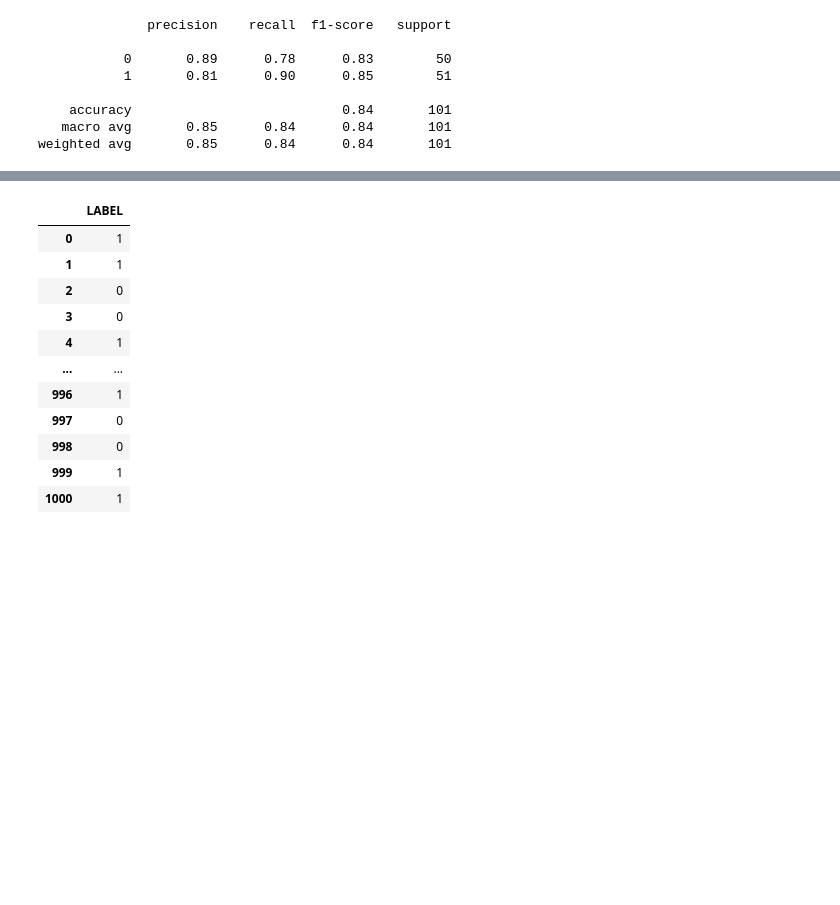
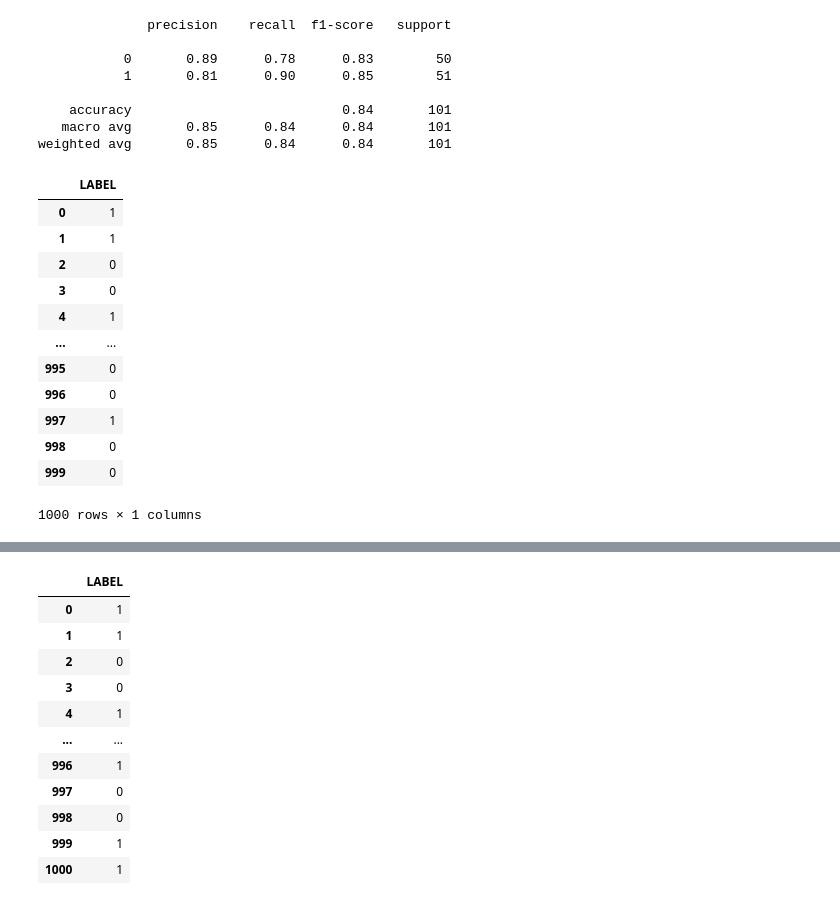
Before and after one commit to shih-yang-young/text-polarity-classification, a Jupyter notebook: ChatGPT4.0_classification.ipynb, the cells around one changed output, grey strips where cells are left out. Saved outputs shown, nothing was run; the diff lists cells and outputs as text; code cells hidden in the pictures; blank space fills up the shorter version.

```diff
--- a/ChatGPT4.0_classification.ipynb
+++ b/ChatGPT4.0_classification.ipynb
@@ -1181,0 +3188,23 @@ text_0_1000 = """
+# %%
+import re
+import pandas as pd
+pattern = r'\n'
+arr_text_2001_3000 = re.split(pattern, text_2001_3000)
+arr_text_2001_3000 = arr_text_2001_3000[1:1001]
+arr_text_2001_3000 = [int(x) for x in arr_text_2001_3000 if x.isdigit()]
+df_2 = pd.DataFrame(arr_text_2001_3000, columns=['LABEL'])
+df_2
+# %% [output]
+|  | LABEL |
+| 0 | 1 |
+| 1 | 1 |
+| 2 | 0 |
+| 3 | 0 |
+| 4 | 1 |
+| ... | ... |
+| 995 | 0 |
+| 996 | 0 |
+| 997 | 1 |
+| 998 | 0 |
+| 999 | 0 |
+1000 rows × 1 columns
```
Also changed, not shown: parts of 8 cells of this notebook, 3 other files.
